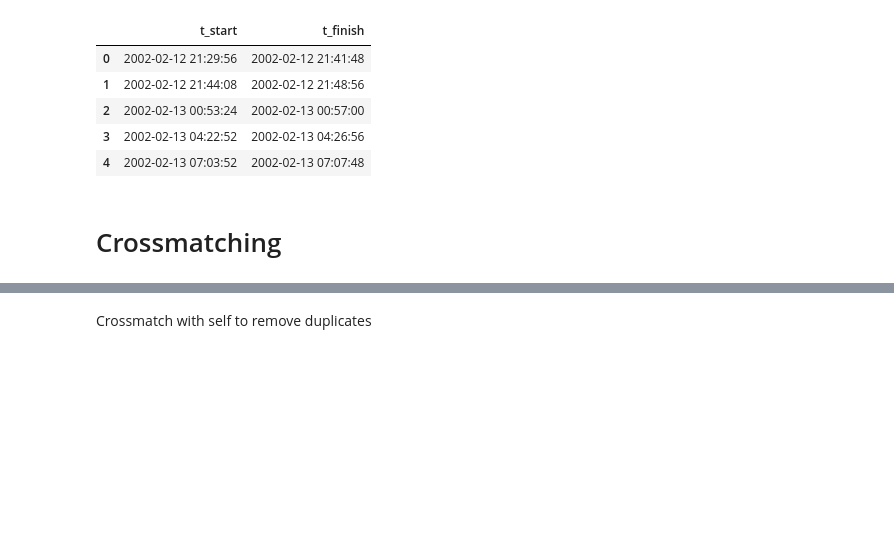
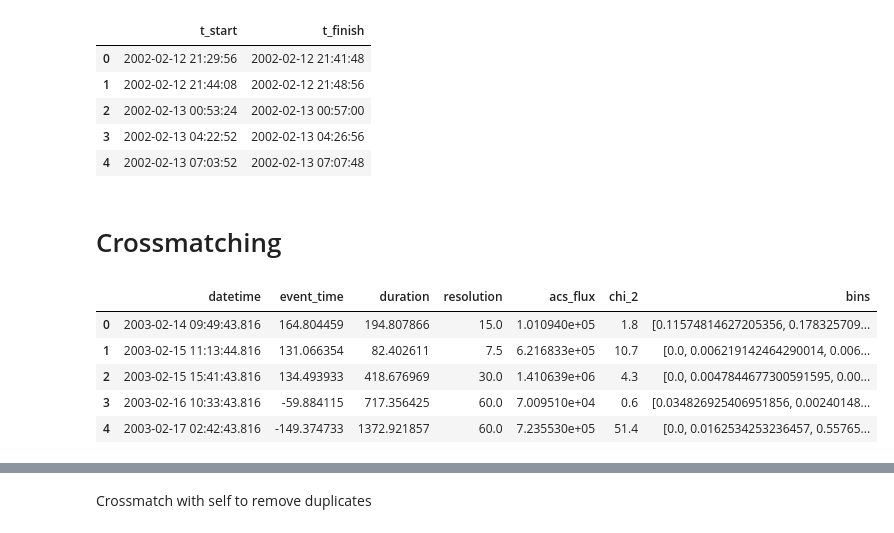
Before and after one commit to Jorezz/GRB_blind_search, a Jupyter notebook: Crossmatched.ipynb, the cells around one changed output, grey strips where cells are left out. Drawn from its saved outputs; the diff is of its cells as text; code cells hidden in the pictures; blank space fills up the shorter version.

```diff
--- a/Crossmatched.ipynb
+++ b/Crossmatched.ipynb
@@ -121,4 +121,17 @@ def is_intersected(left_1,right_1,left_2,right_2):
             (left_1 <= right_2 <= right_1) or \
                 (left_2 <= left_1 <= right_2) or \
                 (left_2 <= right_1 <= right_2)
+# %%
+with open(f'{DATA_PATH}fixed_durations.pkl','rb') as f:
+    final_catalog = pickle.load(f)
+df_fixed_durs = pd.DataFrame(final_catalog)
+df_fixed_durs = df_fixed_durs[df_fixed_durs['duration']>0]
+df_fixed_durs.head()
+# %% [output]
+|  | datetime | event_time | duration | resolution | acs_flux | chi_2 | bins |
+| 0 | 2003-02-14 09:49:43.816 | 164.804459 | 194.807866 | 15.0 | 1.010940e+05 | 1.8 | [0.11574814627205356, 0.178325709... |
+| 1 | 2003-02-15 11:13:44.816 | 131.066354 | 82.402611 | 7.5 | 6.216833e+05 | 10.7 | [0.0, 0.006219142464290014, 0.006... |
+| 2 | 2003-02-15 15:41:43.816 | 134.493933 | 418.676969 | 30.0 | 1.410639e+06 | 4.3 | [0.0, 0.0047844677300591595, 0.00... |
+| 3 | 2003-02-16 10:33:43.816 | -59.884115 | 717.356425 | 60.0 | 7.009510e+04 | 0.6 | [0.034826925406951856, 0.00240148... |
+| 4 | 2003-02-17 02:42:43.816 | -149.374733 | 1372.921857 | 60.0 | 7.235530e+05 | 51.4 | [0.0, 0.0162534253236457, 0.55765... |
 # %%
```
Also changed, not shown: parts of 14 cells of this notebook.
